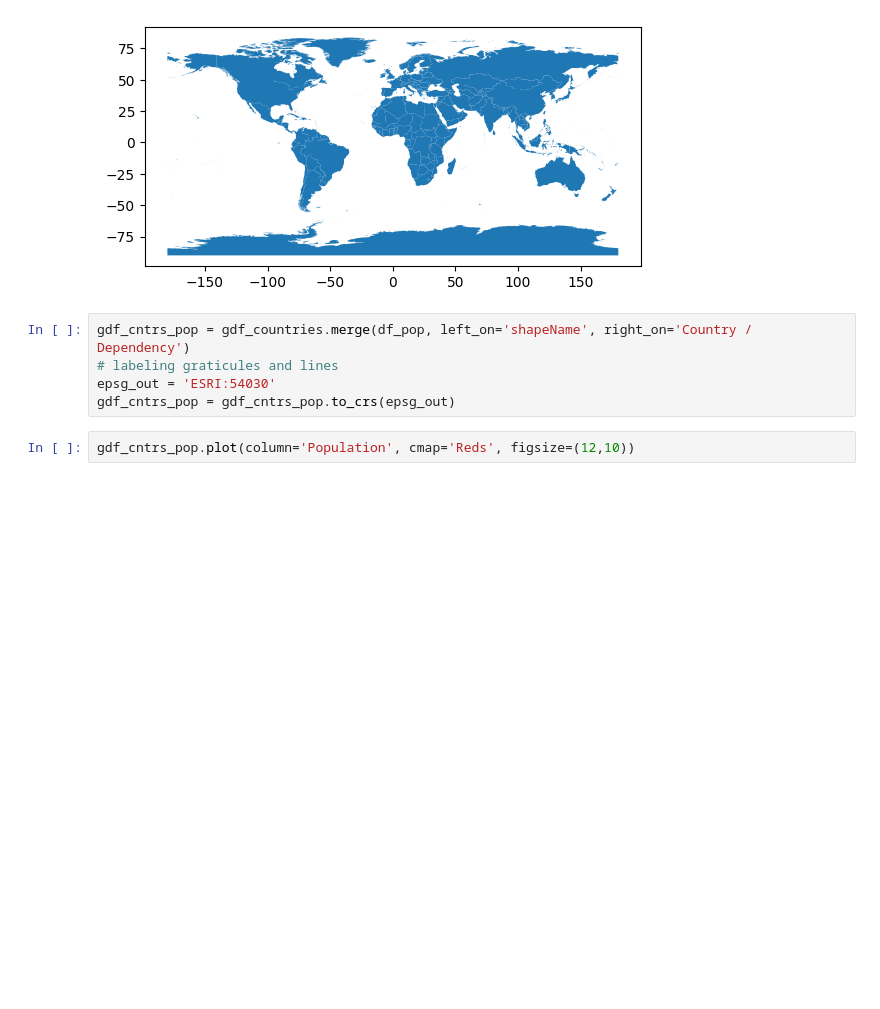
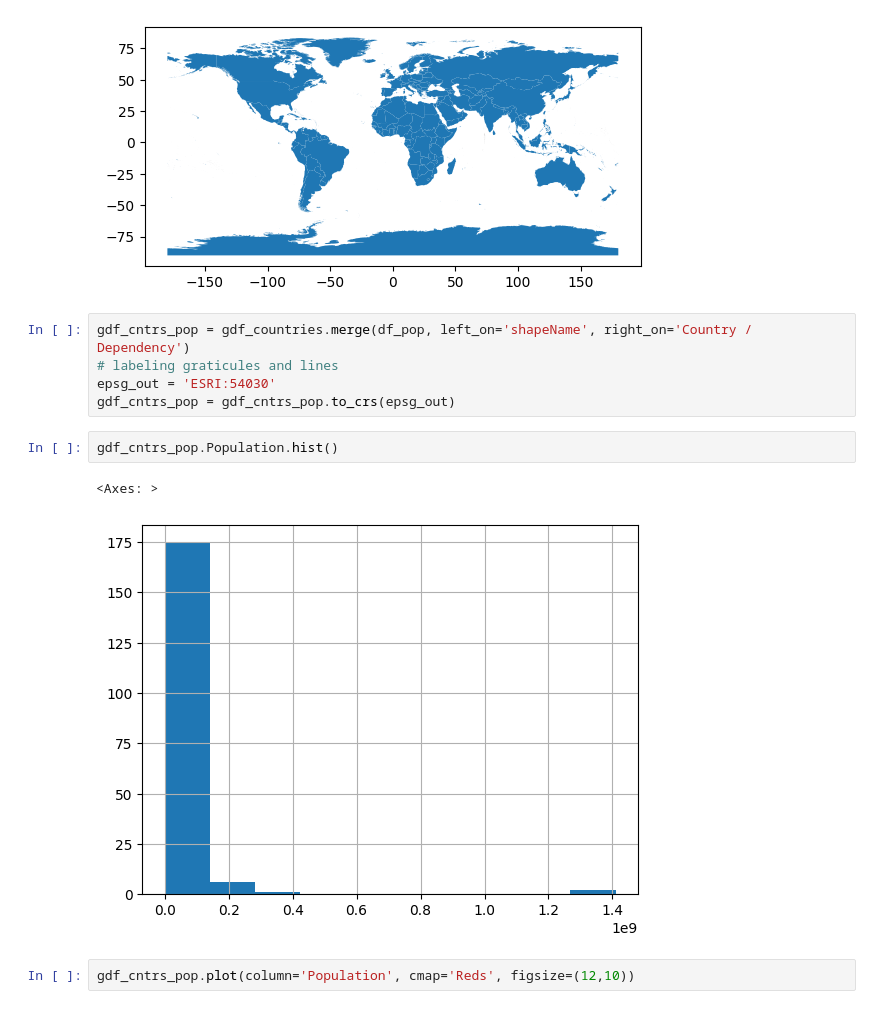
Before and after one commit to marcinszwagrzyk/Geo_Python_Ukraine_2024, a Jupyter notebook: 2_World_map.ipynb, the cells around one changed output. Drawn from its saved outputs; the diff is of its cells as text; blank space fills up the shorter version.

```diff
--- a/2_World_map.ipynb
+++ b/2_World_map.ipynb
@@ -41,6 +36,11 @@ gdf_cntrs_pop = gdf_countries.merge(df_pop, left_on='shapeName', right_on='Count
 # labeling graticules and lines
 epsg_out = 'ESRI:54030'
 gdf_cntrs_pop = gdf_cntrs_pop.to_crs(epsg_out)
+# %%
+gdf_cntrs_pop.Population.hist()
+# %% [output]
+<Axes: >
+[figure, added]
 # %%
 gdf_cntrs_pop.plot(column='Population', cmap='Reds', figsize=(12,10))
 # %% [output]
```
Also changed, not shown: parts of 3 cells of this notebook, 4 other files.
